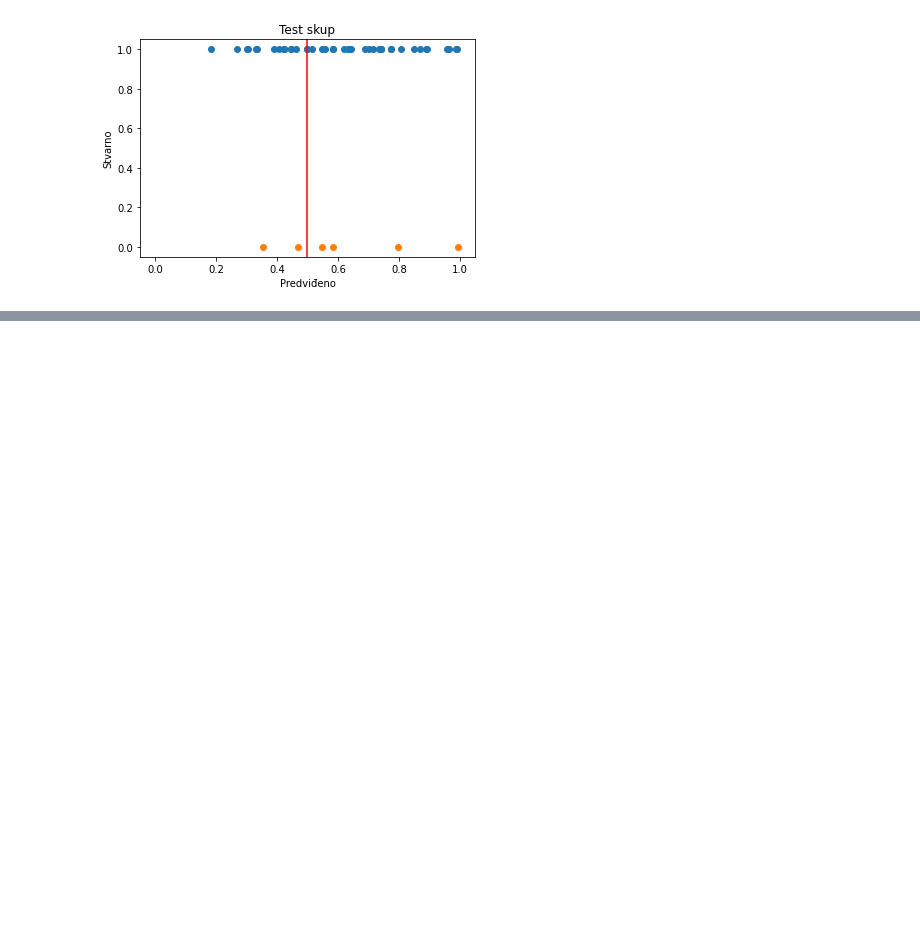
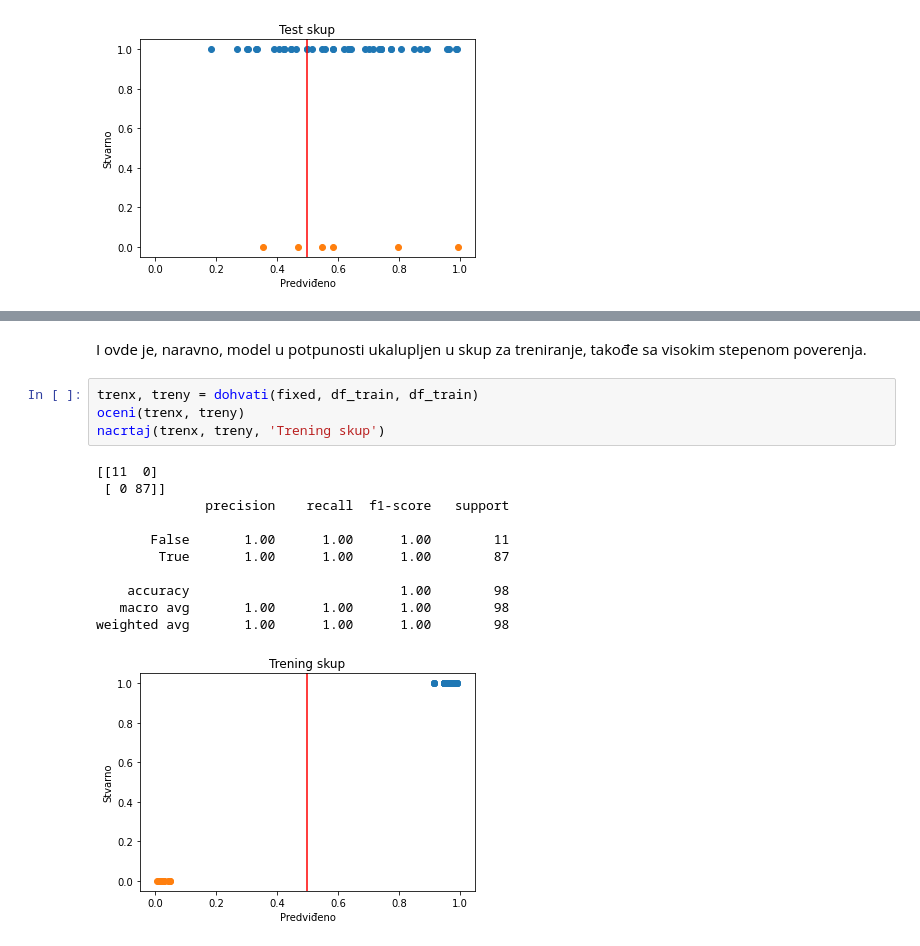
Before and after one commit to matfija/Elektrokonverzija, a Jupyter notebook: elektrobajes.ipynb, the cells around one changed output, grey strips where cells are left out. Drawn from its saved outputs; the diff is of its cells as text; blank space fills up the shorter version.

```diff
--- a/elektrobajes.ipynb
+++ b/elektrobajes.ipynb
@@ -378,0 +394,18 @@ weighted avg       0.78      0.59      0.66        49
+# %% [markdown]
+I ovde je, naravno, model u potpunosti ukalupljen u skup za treniranje, takođe sa visokim stepenom poverenja.
+# %%
+trenx, treny = dohvati(fixed, df_train, df_train)
+oceni(trenx, treny)
+nacrtaj(trenx, treny, 'Trening skup')
+# %% [output]
+[[11  0]
+ [ 0 87]]
+              precision    recall  f1-score   support
+
+       False       1.00      1.00      1.00        11
+        True       1.00      1.00      1.00        87
+
+    accuracy                           1.00        98
+   macro avg       1.00      1.00      1.00        98
+weighted avg       1.00      1.00      1.00        98
+[figure, added]
```
Also changed, not shown: parts of 7 cells of this notebook.
